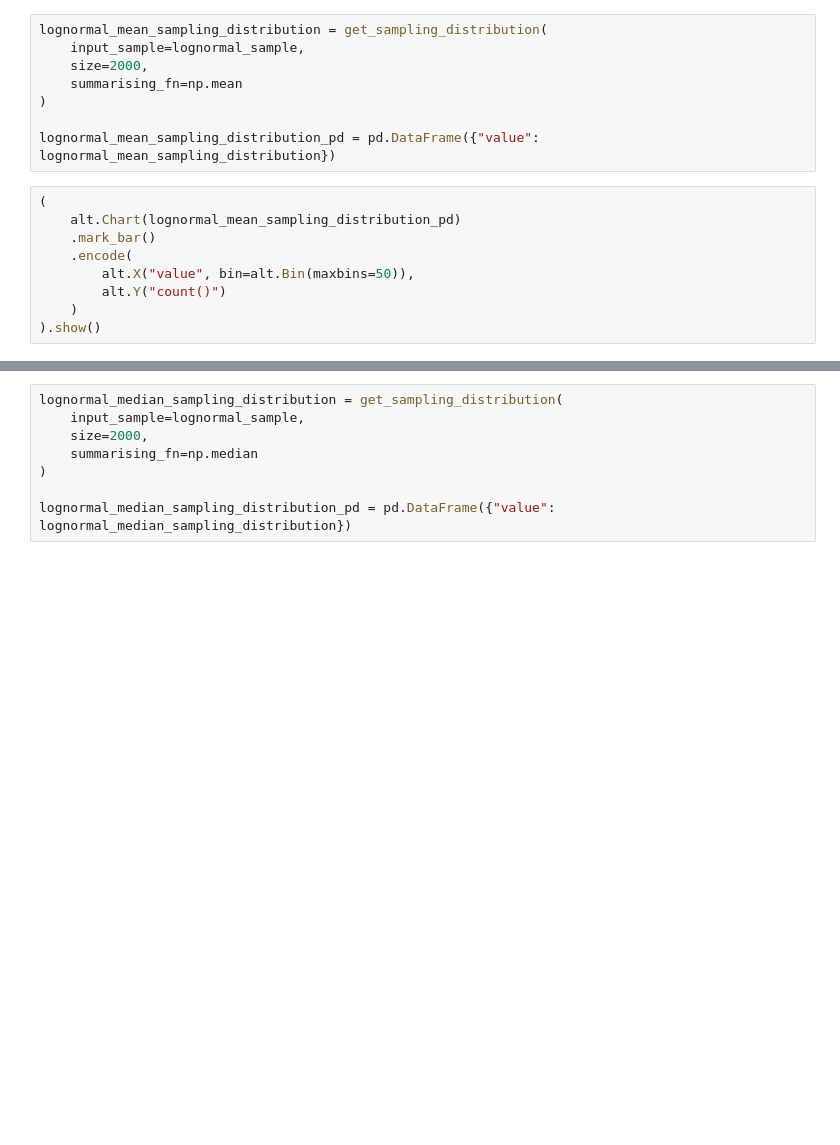
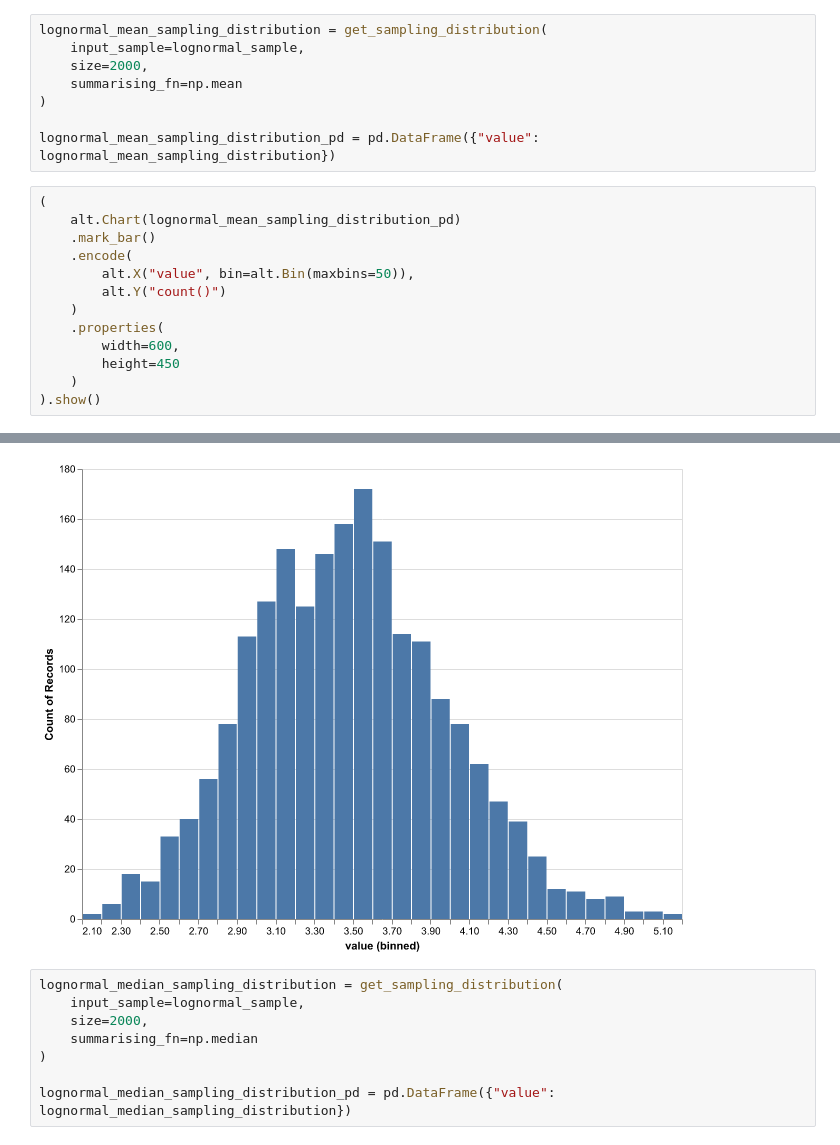
Before and after one commit to iankohdes/stats-review, a Jupyter notebook: sampling-distributions/sampling_distributions.ipynb, the cells around one changed output, grey strips where cells are left out. Drawn from its saved outputs; the diff is of its cells as text; blank space fills up the shorter version.

Commit message:
Save plots in PNG

```diff
--- a/sampling-distributions/sampling_distributions.ipynb
+++ b/sampling-distributions/sampling_distributions.ipynb
@@ -377,5 +387,9 @@ lognormal_mean_sampling_distribution_pd = pd.DataFrame({"value": lognormal_mean_
         alt.X("value", bin=alt.Bin(maxbins=50)),
         alt.Y("count()")
     )
+    .properties(
+        width=600,
+        height=450
+    )
 ).show()
 # %% [output]
@@ -383,3 +396,4 @@ lognormal_mean_sampling_distribution_pd = pd.DataFrame({"value": lognormal_mean_
+[figure, added]
 # %%
 lognormal_median_sampling_distribution = get_sampling_distribution(
     input_sample=lognormal_sample,
```
Also changed, not shown: parts of 5 cells of this notebook, 2 other files.
